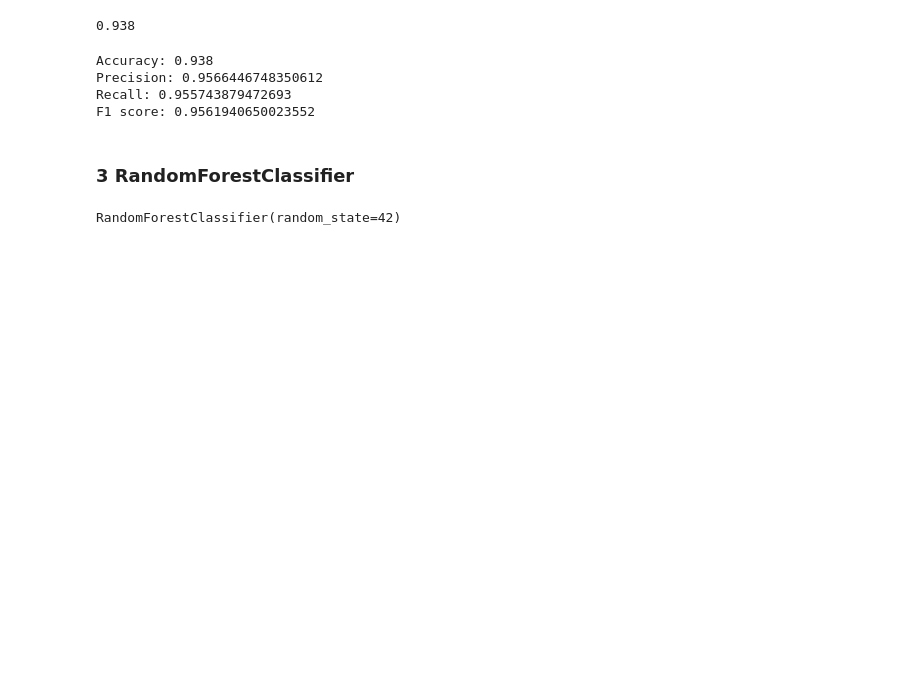
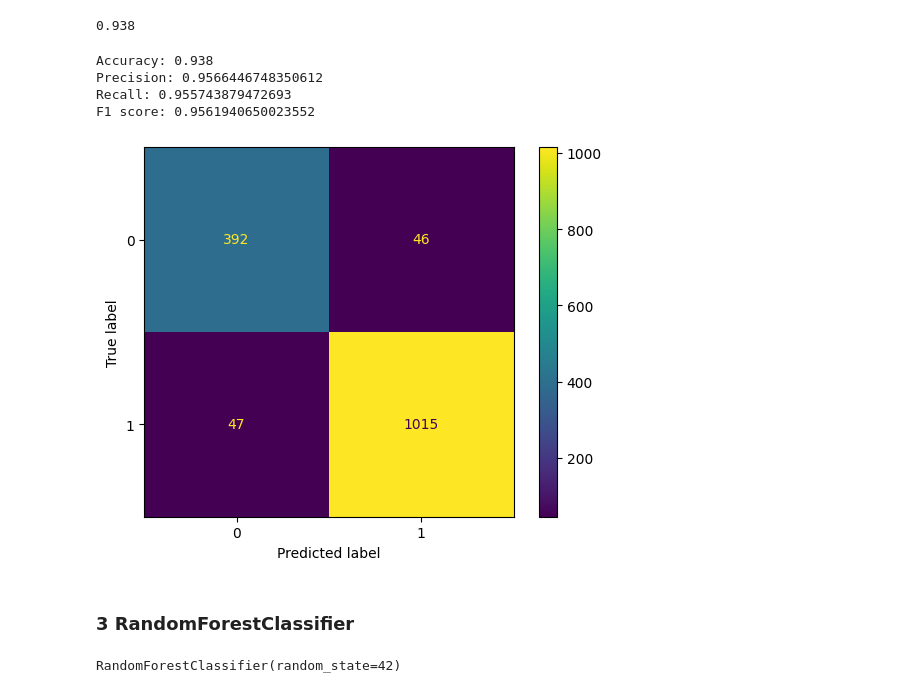
Before and after one commit to siddagovardhanreddy33/Ml_project--Smart_Phone_Addiction_Analysis, a Jupyter notebook: Smart_phones_ml_workflow.ipynb, the cells around one changed output. Drawn from its saved outputs; the diff is of its cells as text; code cells hidden in the pictures; blank space fills up the shorter version.

```diff
--- a/Smart_phones_ml_workflow.ipynb
+++ b/Smart_phones_ml_workflow.ipynb
@@ -721,6 +753,15 @@ Accuracy: 0.938
 Precision: 0.9566446748350612
 Recall: 0.955743879472693
 F1 score: 0.9561940650023552
+# %%
+cm = confusion_matrix(y_test, y_pred_dt)
+cm
+
+disp = ConfusionMatrixDisplay(confusion_matrix=cm)
+disp.plot()
+plt.show()
+# %% [output]
+[figure, added]
 # %% [markdown]
 ### 3 RandomForestClassifier
 # %%
```
Also changed, not shown: parts of 16 cells of this notebook.
